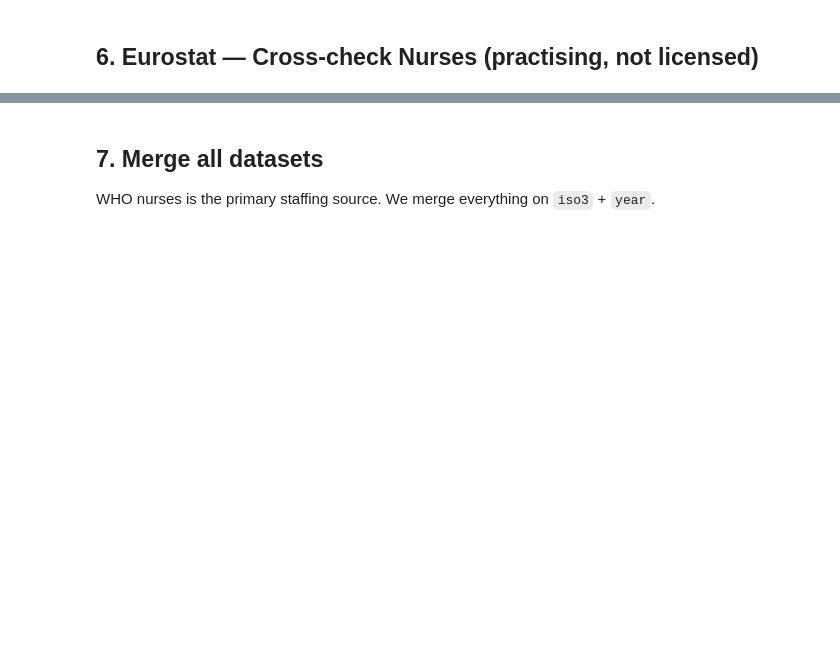
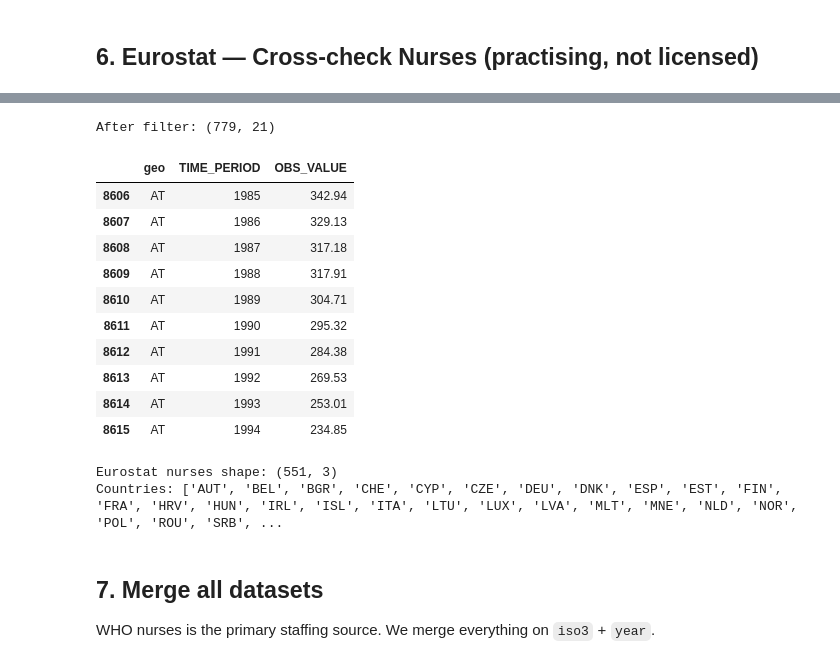
Before and after one commit to kitsakisGk/Nurse-Staffing-Europe, a Jupyter notebook: notebooks/01_data_collection.ipynb, the cells around one changed output, grey strips where cells are left out. Drawn from its saved outputs; the diff is of its cells as text; code cells hidden in the pictures; blank space fills up the shorter version.

```diff
--- a/notebooks/01_data_collection.ipynb
+++ b/notebooks/01_data_collection.ipynb
@@ -172,13 +253,27 @@ print('unit unique:', estat_raw['unit'].unique())
 # %%
-# Keep practising nurses (not licensed), per 100k inhabitants
+# Keep practising nurses, per 100k inhabitants
+# Real codes: wstatus='PRACT', med_spec='NRS', unit='HAB_P'
 estat = estat_raw[
-    (estat_raw['wstatus'] == 'PRF') &
-    (estat_raw['med_spec'] == 'NURSE') &
+    (estat_raw['wstatus'] == 'PRACT') &
+    (estat_raw['med_spec'] == 'NRS') &
     (estat_raw['unit'] == 'HAB_P')
 ].copy()
 
 print('After filter:', estat.shape)
 estat[['geo', 'TIME_PERIOD', 'OBS_VALUE']].head(10)
+# %% [output]
+After filter: (779, 21)
+|  | geo | TIME_PERIOD | OBS_VALUE |
+| 8606 | AT | 1985 | 342.94 |
+| 8607 | AT | 1986 | 329.13 |
+| 8608 | AT | 1987 | 317.18 |
+| 8609 | AT | 1988 | 317.91 |
+| 8610 | AT | 1989 | 304.71 |
+| 8611 | AT | 1990 | 295.32 |
+| 8612 | AT | 1991 | 284.38 |
+| 8613 | AT | 1992 | 269.53 |
+| 8614 | AT | 1993 | 253.01 |
+| 8615 | AT | 1994 | 234.85 |
 # %%
 # Note: Eurostat uses 2-letter ISO codes - map to ISO3
 iso2_to_iso3 = {
@@ -200,6 +295,9 @@ estat = estat[estat['year'] >= 2000]
 
 print('Eurostat nurses shape:', estat.shape)
 print('Countries:', sorted(estat['iso3'].unique()))
+# %% [output]
+Eurostat nurses shape: (551, 3)
+Countries: ['AUT', 'BEL', 'BGR', 'CHE', 'CYP', 'CZE', 'DEU', 'DNK', 'ESP', 'EST', 'FIN', 'FRA', 'HRV', 'HUN', 'IRL', 'ISL', 'ITA', 'LTU', 'LUX', 'LVA', 'MLT', 'MNE', 'NLD', 'NOR', 'POL', 'ROU', 'SRB', ...
 # %% [markdown]
 ## 7. Merge all datasets
 
```
Also changed, not shown: parts of 13 cells of this notebook.
